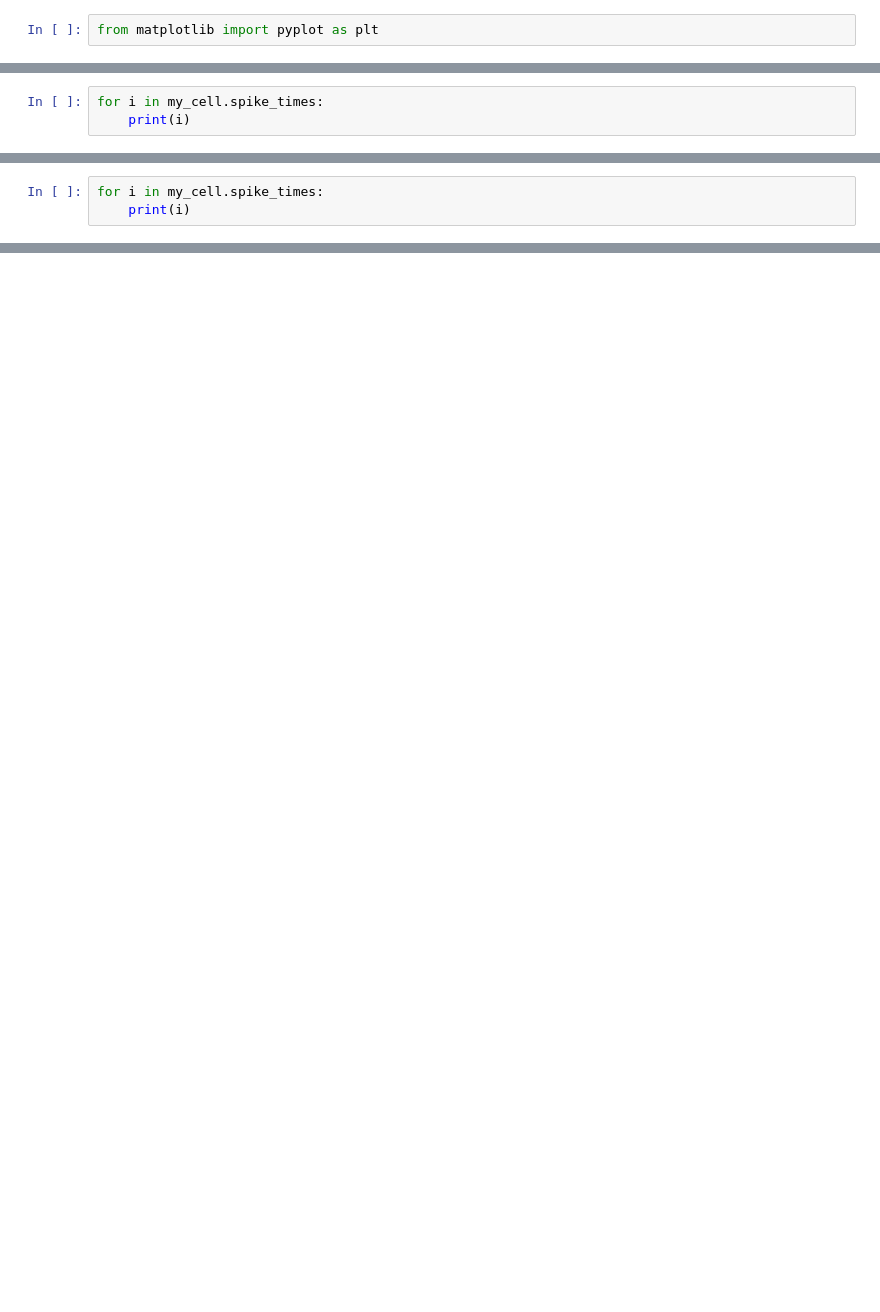
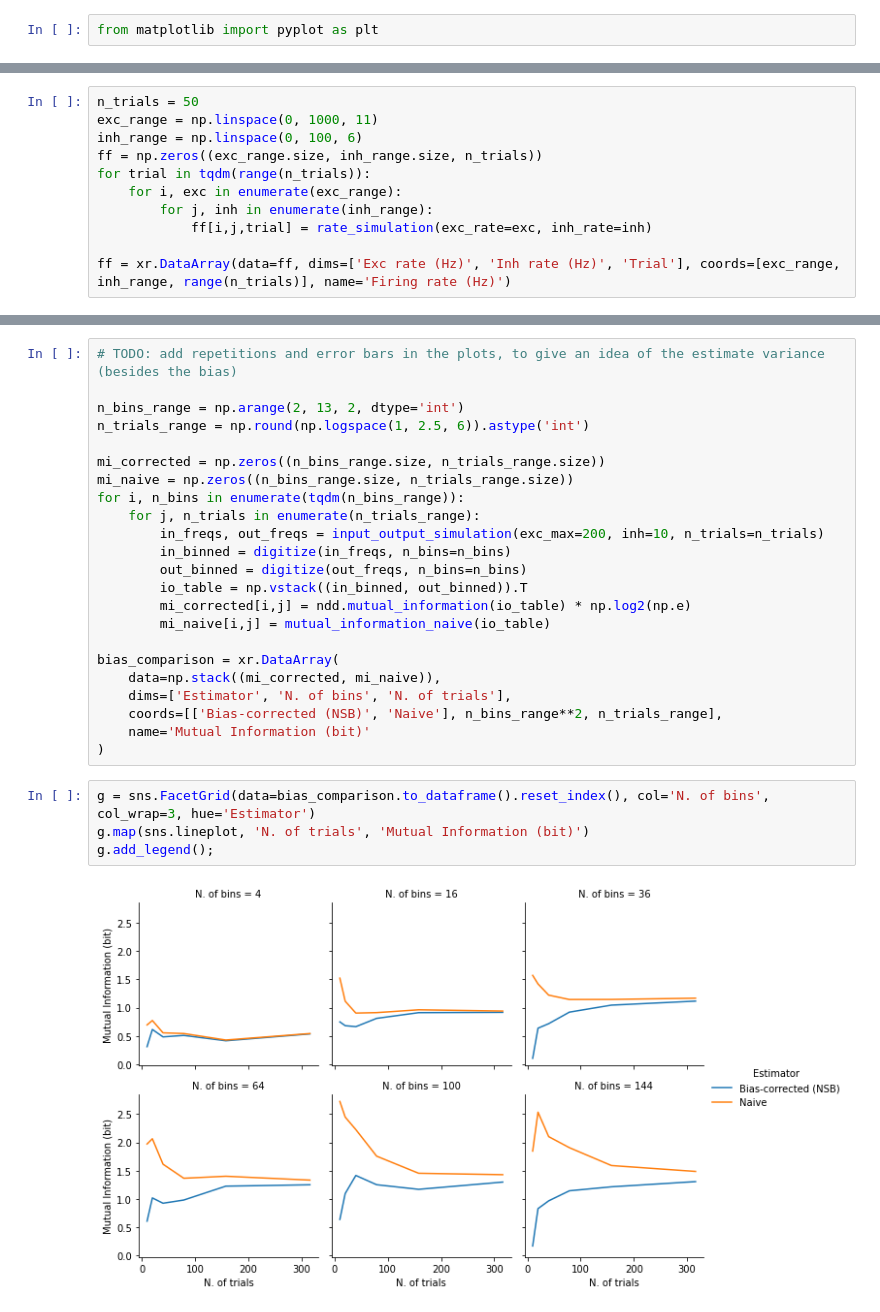
Before and after one commit to epiasini/neuronschool2022, a Jupyter notebook: Neuronschool-Tutorial.ipynb, the cells around one changed output, grey strips where cells are left out. Saved outputs shown, nothing was run; the diff lists cells and outputs as text; blank space fills up the shorter version.

```diff
--- a/Neuronschool-Tutorial.ipynb
+++ b/Neuronschool-Tutorial.ipynb
@@ -252,3 +11,0 @@ Vector[0]
-# %%
-for i in my_cell.spike_times:
-    print(i)
@@ -284,3 +11,0 @@ plt.plot(t, soma_v)
-# %%
-for i in my_cell.spike_times:
-    print(i)
@@ -299,0 +112,11 @@ for i in my_cell.spike_times:
+# %%
+n_trials = 50
+exc_range = np.linspace(0, 1000, 11)
+inh_range = np.linspace(0, 100, 6)
+ff = np.zeros((exc_range.size, inh_range.size, n_trials))
+for trial in tqdm(range(n_trials)):
+    for i, exc in enumerate(exc_range):
+        for j, inh in enumerate(inh_range):
+            ff[i,j,trial] = rate_simulation(exc_rate=exc, inh_rate=inh)
+
+ff = xr.DataArray(data=ff, dims=['Exc rate (Hz)', 'Inh rate (Hz)', 'Trial'], coords=[exc_range, inh_range, range(n_trials)], name='Firing rate (Hz)')
@@ -299,0 +198,29 @@ for i in my_cell.spike_times:
+# %%
+# TODO: add repetitions and error bars in the plots, to give an idea of the estimate variance (besides the bias)
+
+n_bins_range = np.arange(2, 13, 2, dtype='int')
+n_trials_range = np.round(np.logspace(1, 2.5, 6)).astype('int')
+
+mi_corrected = np.zeros((n_bins_range.size, n_trials_range.size))
+mi_naive = np.zeros((n_bins_range.size, n_trials_range.size))
+for i, n_bins in enumerate(tqdm(n_bins_range)):
+    for j, n_trials in enumerate(n_trials_range):
+        in_freqs, out_freqs = input_output_simulation(exc_max=200, inh=10, n_trials=n_trials)
+        in_binned = digitize(in_freqs, n_bins=n_bins)
+        out_binned = digitize(out_freqs, n_bins=n_bins)
+        io_table = np.vstack((in_binned, out_binned)).T
+        mi_corrected[i,j] = ndd.mutual_information(io_table) * np.log2(np.e)
+        mi_naive[i,j] = mutual_information_naive(io_table)
+
+bias_comparison = xr.DataArray(
+    data=np.stack((mi_corrected, mi_naive)),
+    dims=['Estimator', 'N. of bins', 'N. of trials'],
+    coords=[['Bias-corrected (NSB)', 'Naive'], n_bins_range**2, n_trials_range],
+    name='Mutual Information (bit)'
+)
+# %%
+g = sns.FacetGrid(data=bias_comparison.to_dataframe().reset_index(), col='N. of bins', col_wrap=3, hue='Estimator')
+g.map(sns.lineplot, 'N. of trials', 'Mutual Information (bit)')
+g.add_legend();
+# %% [output]
+[figure, added]
```
Also changed, not shown: parts of 39 cells of this notebook, 1 other file.
